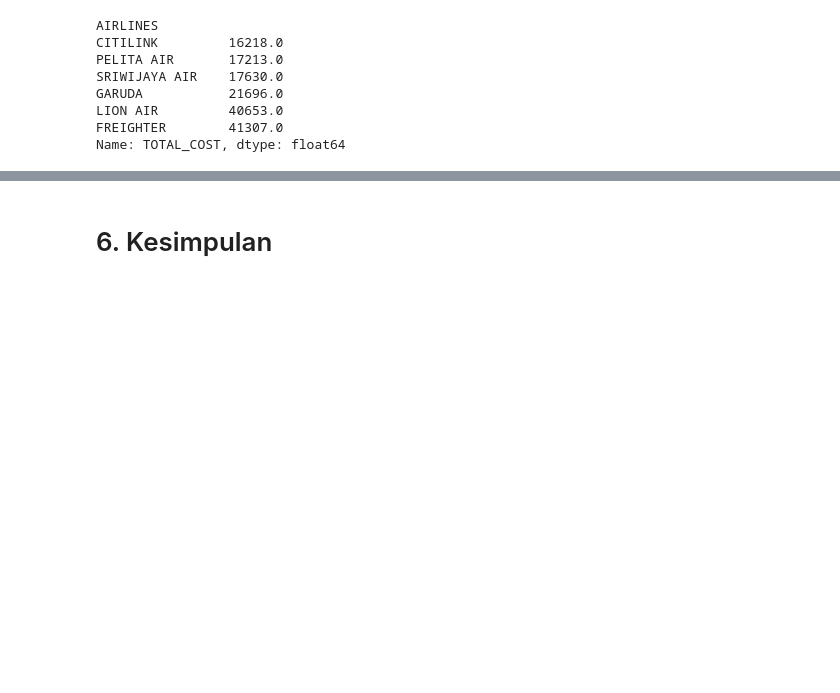
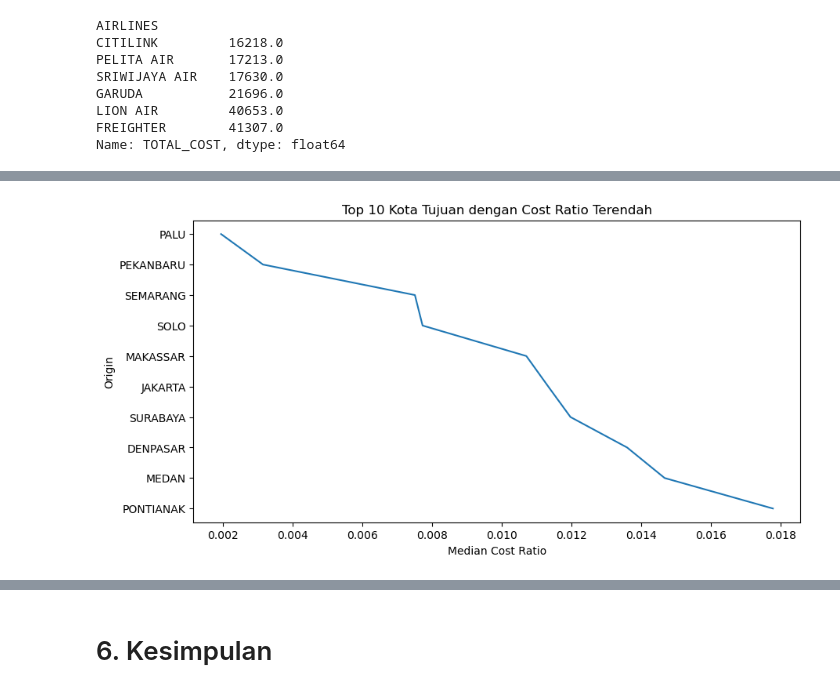
Before and after one commit to Dini15/MarketMetrics, a Jupyter notebook: dini_anggriyani_test.ipynb, the cells around one changed output, grey strips where cells are left out. Saved outputs shown, nothing was run; the diff lists cells and outputs as text; code cells hidden in the pictures; blank space fills up the shorter version.

```diff
--- a/dini_anggriyani_test.ipynb
+++ b/dini_anggriyani_test.ipynb
@@ -741,0 +772,5 @@ Name: TOTAL_COST, dtype: float64
+# %%
+origin_cost_ratio = df_clean.groupby('ORIGIN')['COST_RATIO'].median().reset_index()
+origin_cost_ratio_sorted = origin_cost_ratio.sort_values('COST_RATIO', ascending=True)
+
+origin_cost_ratio_sorted.head()
@@ -741,0 +784,9 @@ Name: TOTAL_COST, dtype: float64
+# %%
+plt.figure(figsize=(10,5))
+sns.lineplot(data=origin_cost_ratio_sorted.head(10), x='COST_RATIO', y='ORIGIN')
+plt.xlabel('Median Cost Ratio')
+plt.ylabel('Origin')
+plt.title('Top 10 Kota Tujuan dengan Cost Ratio Terendah')
+plt.show()
+# %% [output]
+[figure, added]
```
Also changed, not shown: parts of 10 cells of this notebook.
